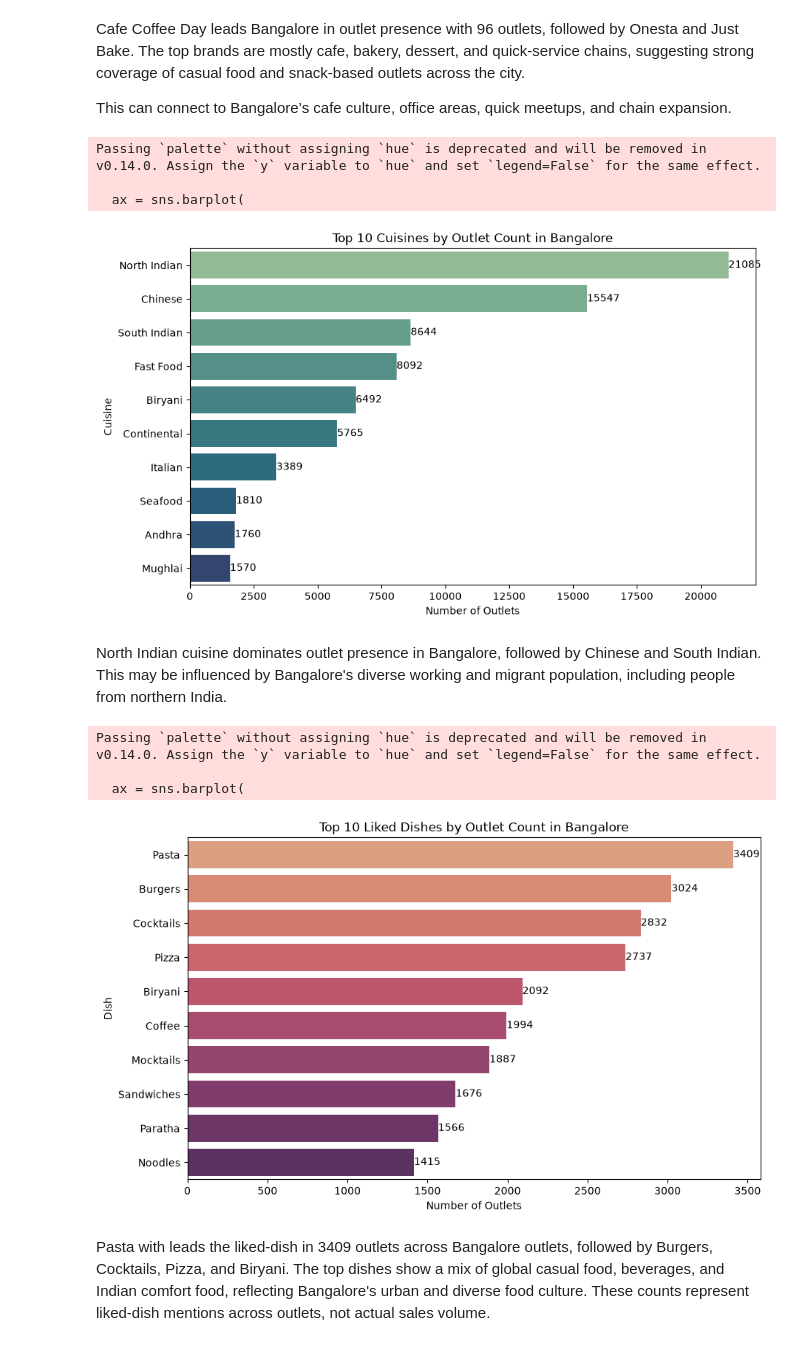
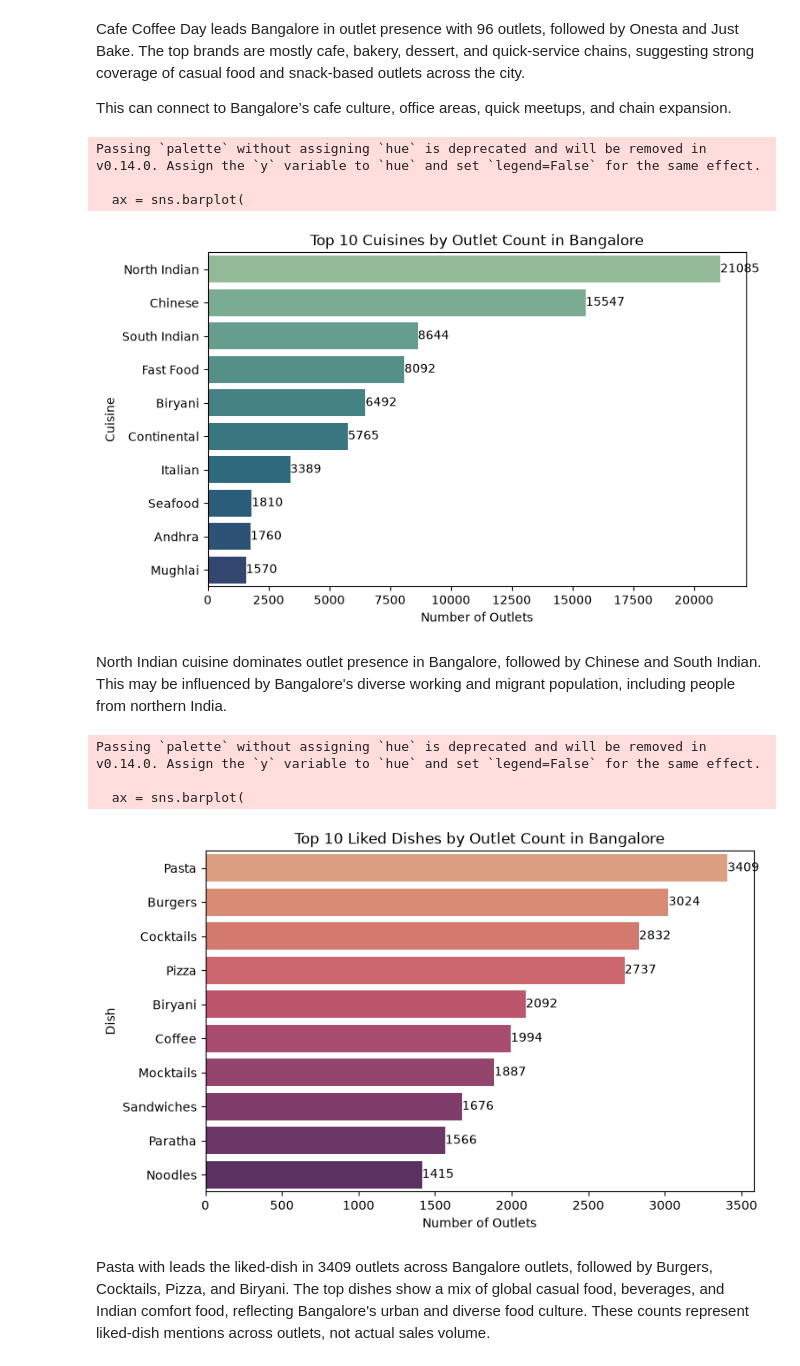
Before and after one commit to Ayushrana125/zomato_bangalore_eda_and_reporting_project, a Jupyter notebook: Zomato_Bangalore_Restaurants_EDA.ipynb, the cells around one changed output. Saved outputs shown, nothing was run; the diff lists cells and outputs as text; code cells hidden in the pictures.

```diff
--- a/Zomato_Bangalore_Restaurants_EDA.ipynb
+++ b/Zomato_Bangalore_Restaurants_EDA.ipynb
@@ -98,7 +98,7 @@ cuisine_outlet_counts = (
 
 top_10_cuisines = cuisine_outlet_counts.head(10)
 
-plt.figure(figsize=(10, 6))
+plt.figure(figsize=(8,5))
 
 ax = sns.barplot(
     data=top_10_cuisines,
@@ -119,7 +119,7 @@ plt.show()
 Passing `palette` without assigning `hue` is deprecated and will be removed in v0.14.0. Assign the `y` variable to `hue` and set `legend=False` for the same effect.
 
   ax = sns.barplot(
-[figure, old version]
+[figure, new version]
 # %% [markdown]
 North Indian cuisine dominates outlet presence in Bangalore, followed by Chinese and South Indian. This may be influenced by Bangalore's diverse working and migrant population, including people from northern India.
 # %%
@@ -128,35 +128,35 @@ North Indian cuisine dominates outlet presence in Bangalore, followed by Chinese
 dish_outlet_counts = (
     outlet_dish_mapping
     .groupby("dish_name")["outlet_id"]
     .nunique()
     .reset_index(name="outlet_count")
     .sort_values("outlet_count", ascending=False)
 )
 
 top_10_dishes = dish_outlet_counts.head(10)
 
-plt.figure(figsize=(10, 6))
+plt.figure(figsize=(8,5))
 
 ax = sns.barplot(
     data=top_10_dishes,
     x="outlet_count",
     y="dish_name",
     palette="flare"
 )
 
 for container in ax.containers:
     ax.bar_label(container)
 
 plt.title("Top 10 Liked Dishes by Outlet Count in Bangalore")
 plt.xlabel("Number of Outlets")
 plt.ylabel("Dish")
 
 plt.show()
 # %% [output]
 Passing `palette` without assigning `hue` is deprecated and will be removed in v0.14.0. Assign the `y` variable to `hue` and set `legend=False` for the same effect.
 
   ax = sns.barplot(
-[figure, old version]
+[figure, new version]
 # %% [markdown]
 Pasta with leads the liked-dish in 3409 outlets across Bangalore outlets, followed by Burgers, Cocktails, Pizza, and Biryani. The top dishes show a mix of global casual food, beverages, and Indian comfort food, reflecting Bangalore's urban and diverse food culture. These counts represent liked-dish mentions across outlets, not actual sales volume.
 # %%
```
Also changed, not shown: parts of 3 cells of this notebook.
